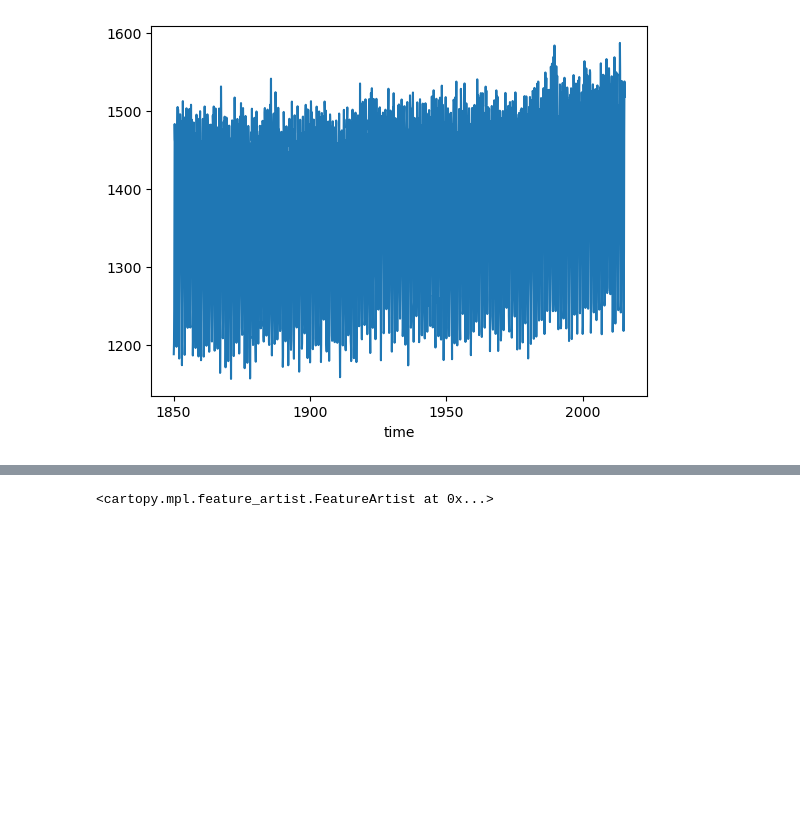
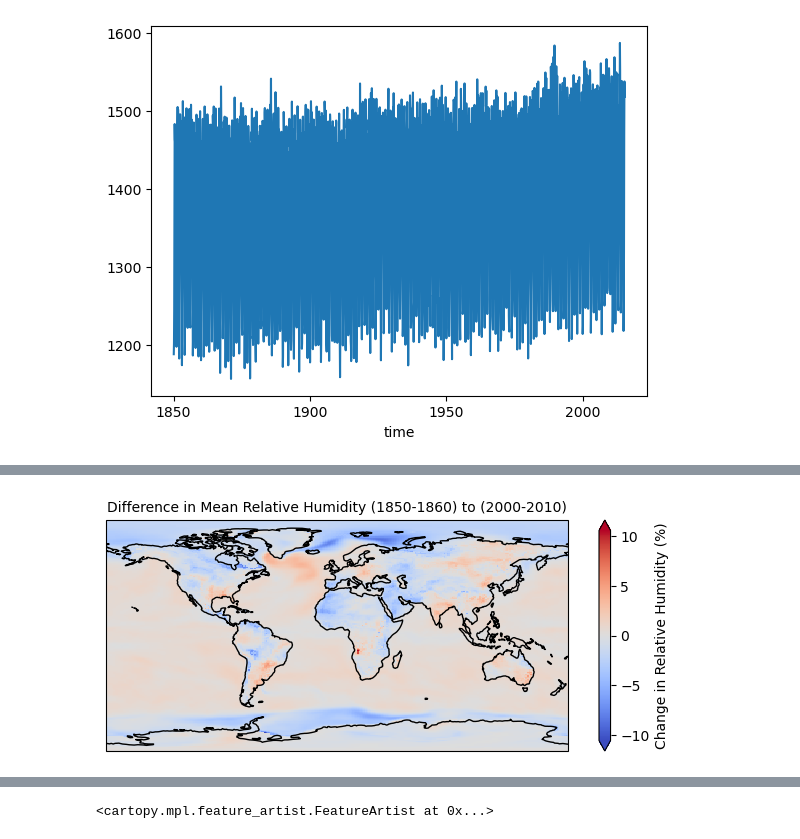
Before and after one commit to njbrodie/DSC180B-B03, a Jupyter notebook: vpd_calc.ipynb, the cells around one changed output, grey strips where cells are left out. Saved outputs shown, nothing was run; the diff lists cells and outputs as text; code cells hidden in the pictures; blank space fills up the shorter version.

```diff
--- a/vpd_calc.ipynb
+++ b/vpd_calc.ipynb
@@ -41,0 +60,11 @@ vpd1.plot()
+# %%
+hurs_1850 = hurs['hurs'].sel(time=slice('1850','1860')).mean('time')
+hurs_2000 = hurs['hurs'].sel(time=slice('2000','2010')).mean('time')
+hurs_diff = hurs_2000 - hurs_1850
+plt.figure(figsize=(8,3))
+hurs_diff.plot(transform=ccrs.PlateCarree(),subplot_kws={"projection": ccrs.PlateCarree()},cmap='coolwarm',cbar_kwargs={"label":"Change in Relative Humidity (%)",'extend':'both'})
+plt.gca().coastlines()
+plt.title('Difference in Mean Relative Humidity (1850-1860) to (2000-2010)',fontsize=10);
+plt.savefig('hursDiff.png')
+# %% [output]
+[figure, added]
```
Also changed, not shown: parts of 3 cells of this notebook, 2 other files.
